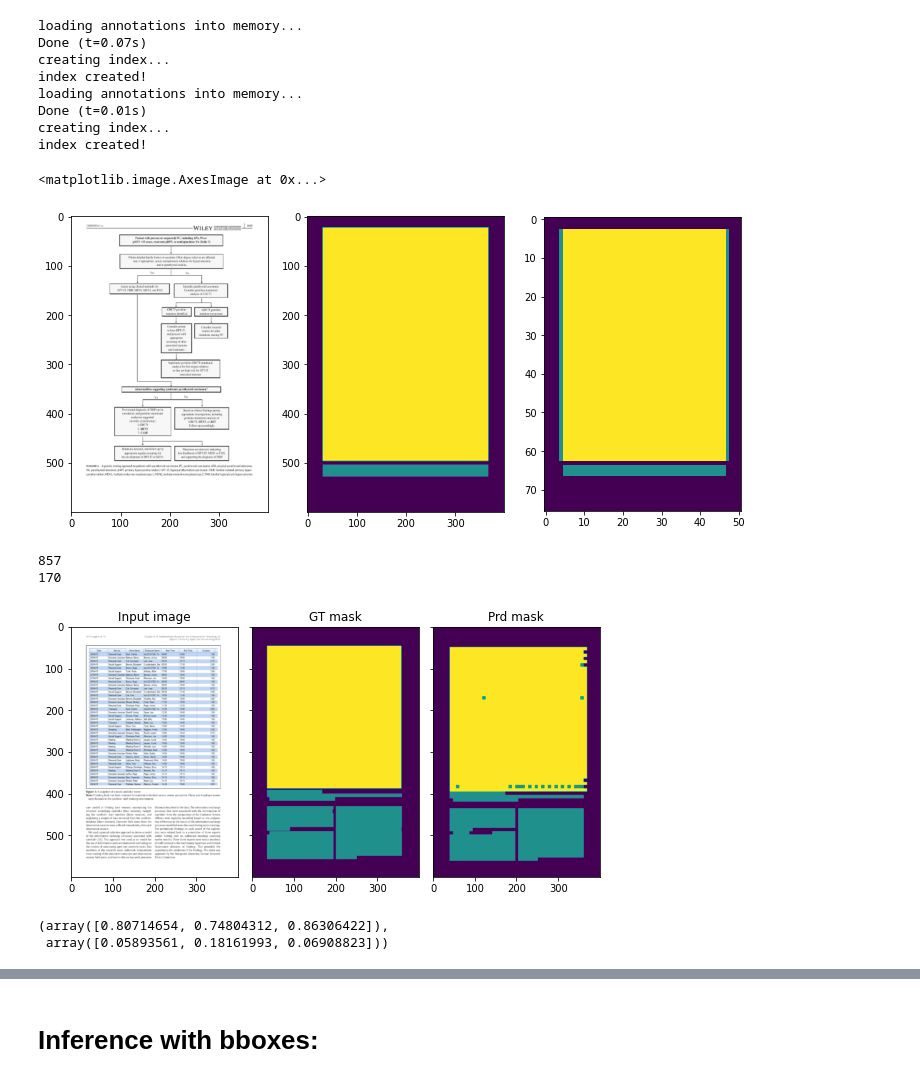
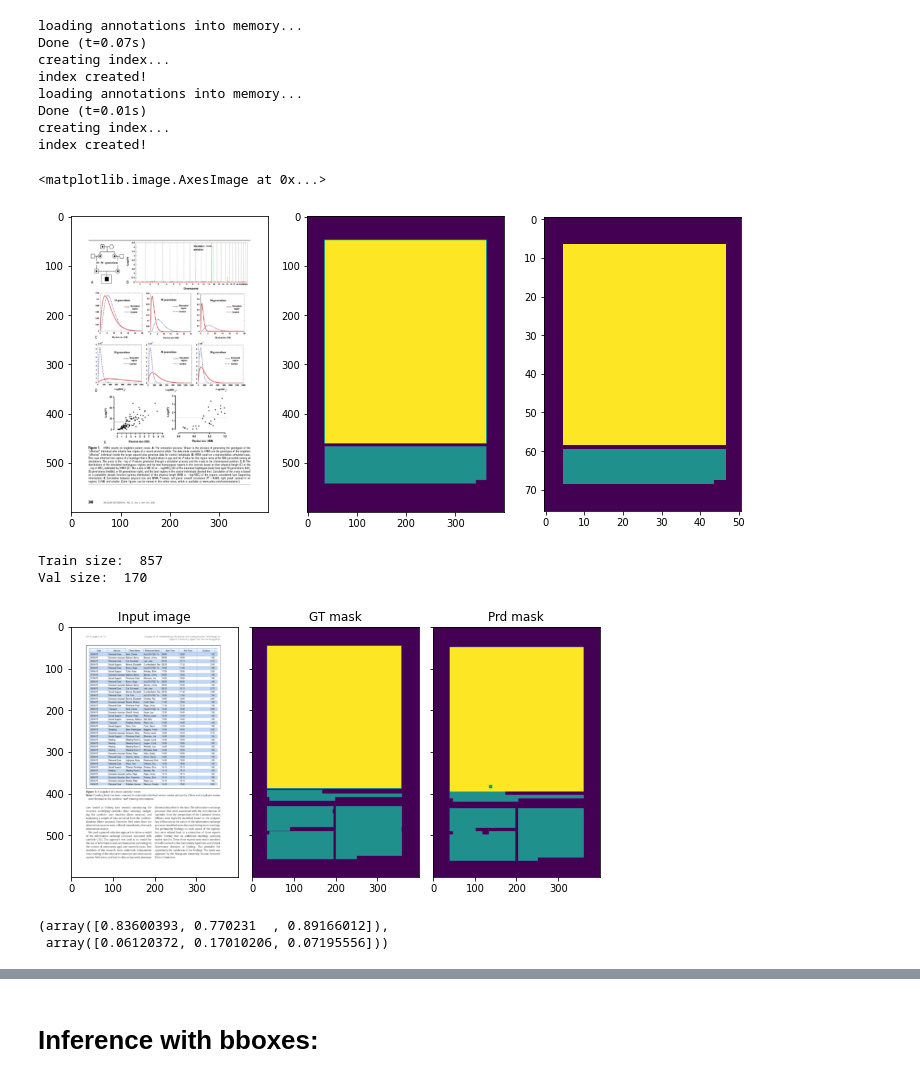
Before and after one commit to kumgleb/OCR_doc_layout, a Jupyter notebook: report.ipynb, the cells around one changed output, grey strips where cells are left out. Drawn from its saved outputs; the diff is of its cells as text; code cells hidden in the pictures.

```diff
--- a/report.ipynb
+++ b/report.ipynb
@@ -25,13 +25,13 @@ from src.losses import jaccard, score_model
 # %%
 DATA_PATH = "/home/glebk/Datasets/dataset_ocr"
 CFG_PATH = "/home/glebk/VSProjects/projects/tmp/src/cfg.toml"
-WEIGHTS = "/home/glebk/VSProjects/projects/tmp/weights/DeepLabV3_0.094.pth"
+WEIGHTS = "/home/glebk/VSProjects/projects/tmp/weights/DeepLabV3_0.061.pth"
 # %%
 # Load config:
 cfg = toml.load(CFG_PATH)
 
 # Init transformations:
-t_test = Transformations(cfg["img_size"], 0, 0, cfg["mask_size"])
+t_test = Transformations(cfg["img_size"], 0, 0, 0, 0, cfg["mask_size"])
 # %%
 # Init train dataset:
 annot_file_train = os.path.join(DATA_PATH, "train_tf" + ".json")
@@ -63,7 +63,7 @@ ax[1].imshow(mask[0])
 ax[2].imshow(resized_mask[0])
 # %% [output]
 <matplotlib.image.AxesImage at 0x...>
-[figure, old version]
+[figure, new version]
 # %%
 # Init dataloaders:
 train_loader = DataLoader(dataset_train, batch_size=cfg["bs_val"], shuffle=True)
@@ -72,8 +72,8 @@ val_loader = DataLoader(dataset_test, batch_size=cfg["bs_val"], shuffle=False)
 print("Train size: ", len(train_loader))
 print("Val size: ", len(val_loader))
 # %% [output]
-857
-170
+Train size:  857
+Val size:  170
 # %%
 # Init model:
 
@@ -91,19 +91,22 @@ model = load_model(WEIGHTS, model, device)
 # %%
 # Test loader iter:
 
-dl = iter(val_loader)
+train_loader_iter = iter(train_loader)
+test_loader_iter = iter(val_loader)
 # %%
 # Inference sample:
 
-batch = img, _, mask = next(dl)
+batch = img, _, mask = next(test_loader_iter)
 plot_batch_sample_inference(model, batch, device)
 # %% [output]
-[figure, old version]
+[figure, new version]
 # %%
 # Score IoU for classes:
 
 iou_mean, iou_std = score_model(model, val_loader, device, None)
-# %% [output]
-(array([0.80714654, 0.74804312, 0.86306422]),
- array([0.05893561, 0.18161993, 0.06908823]))
+# %%
+iou_mean, iou_std
+# %% [output]
+(array([0.83600393, 0.770231  , 0.89166012]),
+ array([0.06120372, 0.17010206, 0.07195556]))
 # %%
```
Also changed, not shown: parts of 3 cells of this notebook, 2 other files.
